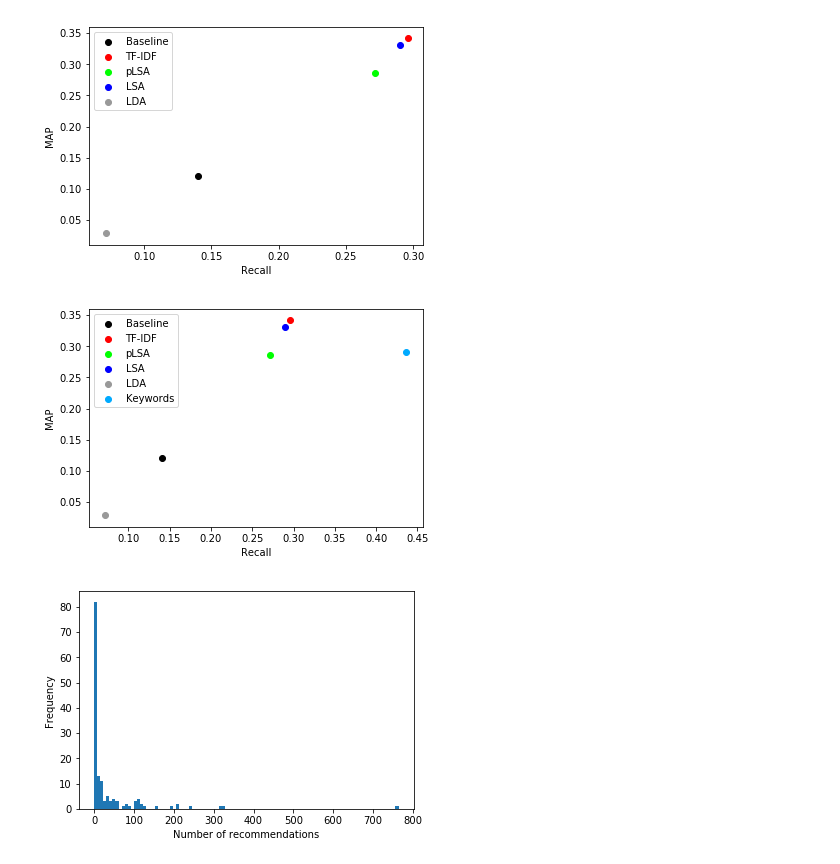
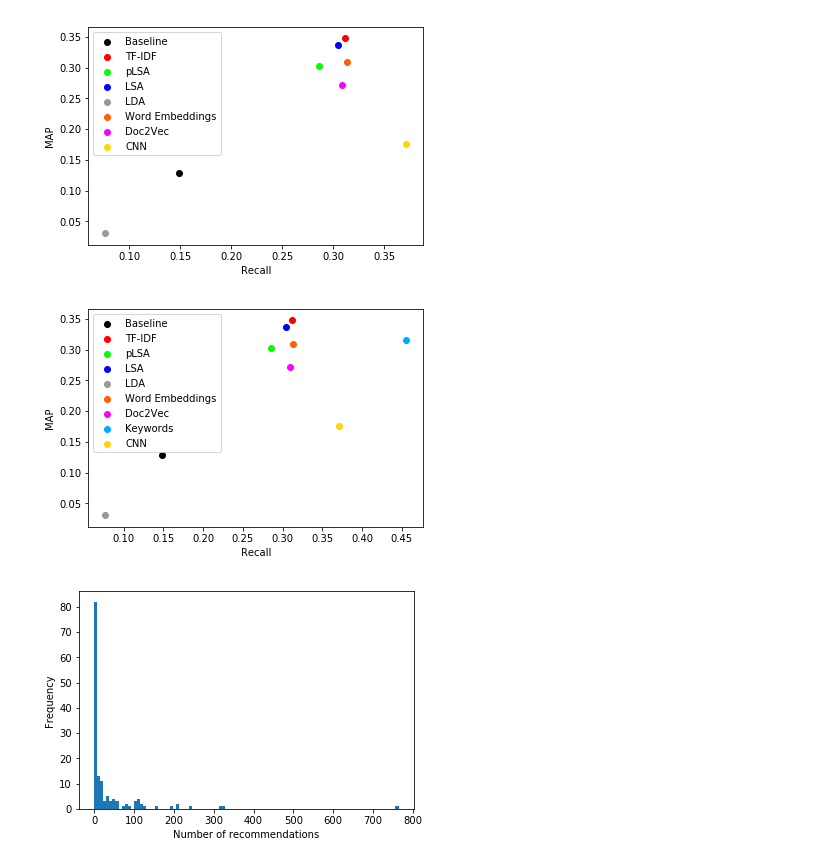
Before and after one commit to philippnaeser/recommender-system, a Jupyter notebook: notebooks/Evaluation Plots.ipynb, the cells around one changed output. Saved outputs shown, nothing was run; the diff lists cells and outputs as text; code cells hidden in the pictures.

```diff
--- a/notebooks/Evaluation Plots.ipynb
+++ b/notebooks/Evaluation Plots.ipynb
@@ -2,32 +2,38 @@
 import pandas as pd
 import matplotlib.pyplot as plt
 # %%
-plt.scatter(0.14,0.12,label="Baseline",c="#000000") # baseline
-plt.scatter(0.295971486188622,0.34292979709666,label="TF-IDF",c="#ff0000")
-plt.scatter(0.271209492097734,0.285346343355301,label="pLSA",c="#00ff00")
-plt.scatter(0.2897809876659,0.330624171380633,label="LSA",c="#0000ff")
-plt.scatter(0.0717066078881958,0.0297436481510017,label="LDA",c="#999999")
+plt.scatter(0.1485332330673328,0.12798390390248596,label="Baseline",c="#000000") # baseline
+plt.scatter(0.3113070393471838,0.3493109943879079,label="TF-IDF",c="#ff0000")
+plt.scatter(0.28560709093467146,0.30295680794789775,label="pLSA",c="#00ff00")
+plt.scatter(0.304459972799324,0.336378335041751,label="LSA",c="#0000ff")
+plt.scatter(0.0765370726445622,0.0312170366747584,label="LDA",c="#999999")
+plt.scatter(0.313136050274351, 0.309721989594664, label = "Word Embeddings", c="#FF6103")
+plt.scatter(0.308962153543122, 0.271315961079363, label = "Doc2Vec", c="#FF00FF")
+plt.scatter(0.3709140364864231, 0.17610120303808033, label = "CNN", c = "#FFD700")
 
 plt.xlabel("Recall")
 plt.ylabel("MAP")
 plt.legend()
 plt.show()
 # %% [output]
-[figure, old version]
+[figure, new version]
 # %%
-plt.scatter(0.14,0.12,label="Baseline",c="#000000") # baseline
-plt.scatter(0.295971486188622,0.34292979709666,label="TF-IDF",c="#ff0000")
-plt.scatter(0.271209492097734,0.285346343355301,label="pLSA",c="#00ff00")
-plt.scatter(0.2897809876659,0.330624171380633,label="LSA",c="#0000ff")
-plt.scatter(0.0717066078881958,0.0297436481510017,label="LDA",c="#999999")
-plt.scatter(0.436565138642412,0.290271264733183,label="Keywords",c="#00aaff")
+plt.scatter(0.1485332330673328,0.12798390390248596,label="Baseline",c="#000000") # baseline
+plt.scatter(0.3113070393471838,0.3493109943879079,label="TF-IDF",c="#ff0000")
+plt.scatter(0.28560709093467146,0.30295680794789775,label="pLSA",c="#00ff00")
+plt.scatter(0.304459972799324,0.336378335041751,label="LSA",c="#0000ff")
+plt.scatter(0.0765370726445622,0.0312170366747584,label="LDA",c="#999999")
+plt.scatter(0.313136050274351, 0.309721989594664, label = "Word Embeddings", c="#FF6103")
+plt.scatter(0.308962153543122, 0.271315961079363, label = "Doc2Vec", c="#FF00FF")
+plt.scatter(0.45541340815616205,0.31595470648956375,label="Keywords",c="#00aaff")
+plt.scatter(0.3709140364864231, 0.17610120303808033, label = "CNN", c = "#FFD700")
 
 plt.xlabel("Recall")
 plt.ylabel("MAP")
 plt.legend()
 plt.show()
 # %% [output]
-[figure, old version]
+[figure, new version]
 # %%
 lens = [1, 0, 0, 241, 11, 0, 3, 323, 2, 0, 1, 15, 0, 11, 6, 19, 0, 1, 1, 22, 1, 8, 2, 0, 107, 32, 2, 3, 0, 1, 61, 9, 2, 7, 52, 212, 0, 54, 6, 49, 764, 59, 9, 19, 8, 44, 102, 9, 2, 1, 80, 153, 35, 8, 105, 0, 0, 103, 18, 0, 0, 0, 0, 1, 0, 4, 0, 2, 0, 2, 2, 43, 2, 47, 85, 10, 195, 320, 24, 18, 1, 7, 4, 121, 0, 113, 15, 110, 1, 2, 0, 4, 1, 1, 20, 12, 0, 19, 29, 1, 1, 0, 47, 16, 6, 2, 2, 1, 0, 1, 124, 7, 10, 0, 1, 21, 5, 1, 74, 44, 0, 5, 2, 1, 0, 82, 207, 17, 1, 33, 1, 0, 0, 0, 0, 19, 36, 111, 4, 1, 23, 0, 0, 119, 1, 36]
 # %%
```
